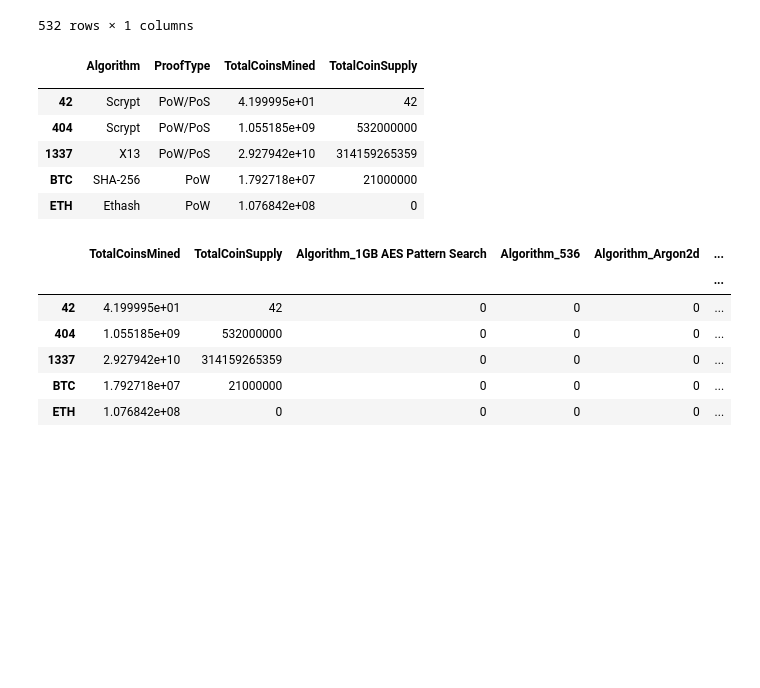
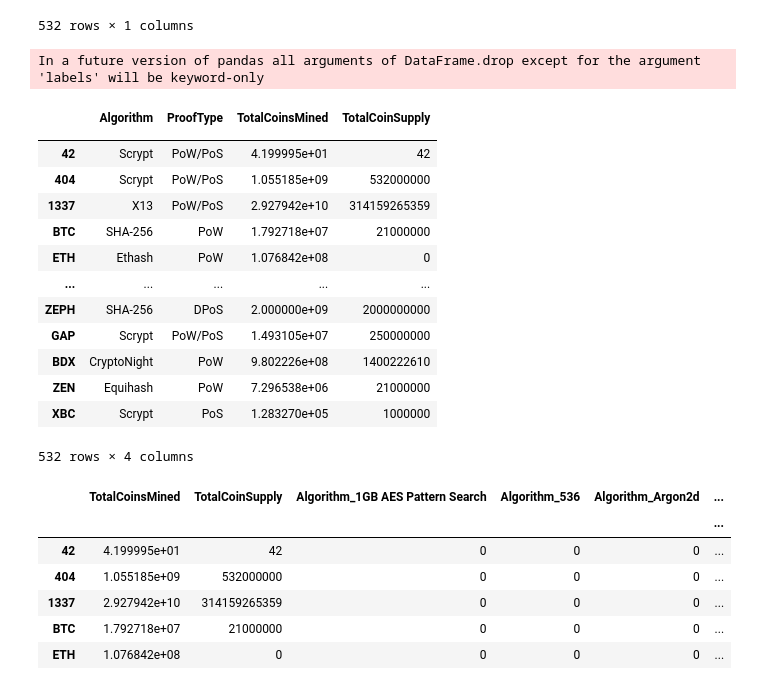
Before and after one commit to avhadrohini163/Cryptocurrencies, a Jupyter notebook: Module Challenge/crypto_clustering.ipynb, the cells around one changed output. Saved outputs shown, nothing was run; the diff lists cells and outputs as text; code cells hidden in the pictures; blank space fills up the shorter version.

```diff
--- a/Module Challenge/crypto_clustering.ipynb
+++ b/Module Challenge/crypto_clustering.ipynb
@@ -152,16 +152,24 @@ Crypto_names_df
 # %%
 # Drop the 'CoinName' column since it's not going to be used on the clustering algorithm.
 # YOUR CODE HERE
-#clean_crypto_df = trading_crypto_df.drop(columns=['CoinName'], inplace=True)
-trading_crypto_df.head()
+clean_crypto_df = trading_crypto_df.drop("CoinName", 1)
+clean_crypto_df
 # %% [output]
+In a future version of pandas all arguments of DataFrame.drop except for the argument 'labels' will be keyword-only
 |  | Algorithm | ProofType | TotalCoinsMined | TotalCoinSupply |
 |  |  |  |  |  |
 | 42 | Scrypt | PoW/PoS | 4.199995e+01 | 42 |
 | 404 | Scrypt | PoW/PoS | 1.055185e+09 | 532000000 |
 | 1337 | X13 | PoW/PoS | 2.927942e+10 | 314159265359 |
 | BTC | SHA-256 | PoW | 1.792718e+07 | 21000000 |
 | ETH | Ethash | PoW | 1.076842e+08 | 0 |
+| ... | ... | ... | ... | ... |
+| ZEPH | SHA-256 | DPoS | 2.000000e+09 | 2000000000 |
+| GAP | Scrypt | PoW/PoS | 1.493105e+07 | 250000000 |
+| BDX | CryptoNight | PoW | 9.802226e+08 | 1400222610 |
+| ZEN | Equihash | PoW | 7.296538e+06 | 21000000 |
+| XBC | Scrypt | PoS | 1.283270e+05 | 1000000 |
+532 rows × 4 columns
 # %%
 # Use get_dummies() to create variables for text features.
 # YOUR CODE HERE
```
Also changed, not shown: parts of 9 cells of this notebook.
